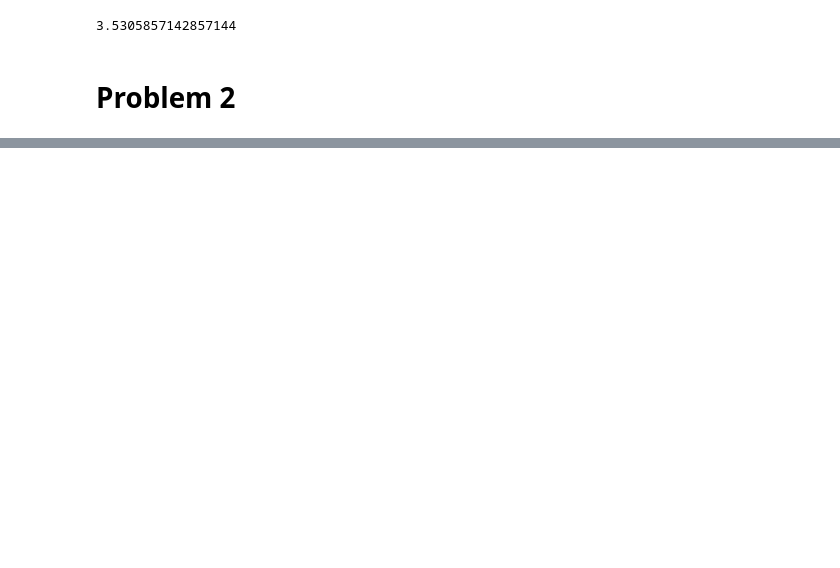
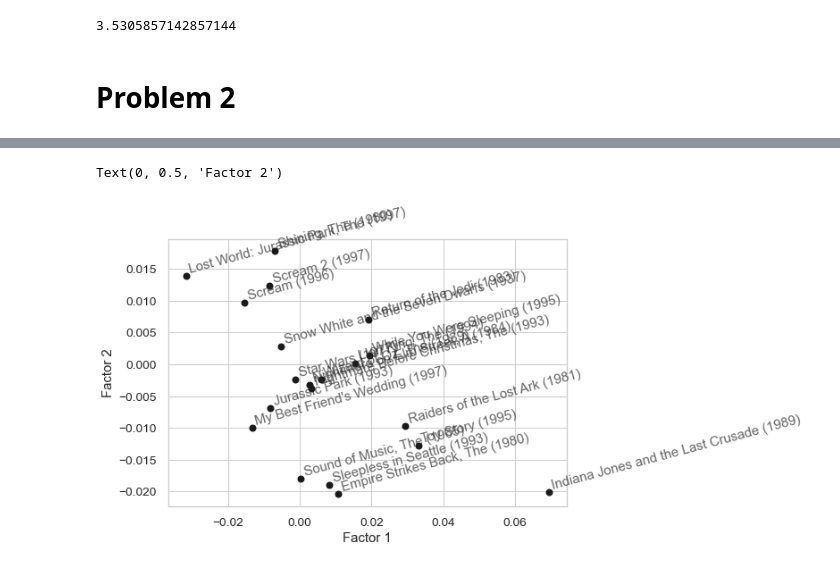
Before and after one commit to kamibrumi/comp135-intro-to-ml, a Jupyter notebook: Proj_C-main/ProjectC.ipynb, the cells around one changed output, grey strips where cells are left out. Drawn from its saved outputs; the diff is of its cells as text; code cells hidden in the pictures; blank space fills up the shorter version.

```diff
--- a/Proj_C-main/ProjectC.ipynb
+++ b/Proj_C-main/ProjectC.ipynb
@@ -165,0 +1298,8 @@ epoch       0.004 | loss_total     0.14630 | train_MAE     3.50879 | valid_MAE
+# %%
+#For problem 3d use
+
+SEED = 100
+M3_50f_a2 = CollabFilterOneVectorPerItem(step_size=0.9, n_epochs=230, batch_size=1000, random_state=SEED, n_factors=2)
+# %%
+M3_50f_a2.init_parameter_dict(n_users=n_users, n_items=n_items, train_tuple=train_tuple)
+M3_50f_a2.fit(train_data_tuple=train_tuple, valid_data_tuple=valid_tuple)
@@ -165,0 +1330,3 @@ epoch       0.004 | loss_total     0.14630 | train_MAE     3.50879 | valid_MAE
+# %%
+select_movies_df = pd.read_csv('data_movie_lens_100k/select_movies.csv')
+select_movies_df
@@ -165,0 +1351,18 @@ epoch       0.004 | loss_total     0.14630 | train_MAE     3.50879 | valid_MAE
+# %%
+# item_ids = train_tuple[1]
+item_ids = select_movies_df['item_id'].to_numpy()
+
+B = 0.0005
+
+for sid, itemid in enumerate(select_movies_df['item_id'].values):
+    title = select_movies_df['title'].values[sid]
+    row_id = np.flatnonzero(item_ids == itemid)[0]
+    movie_vec_2 = M3_50f_a2.param_dict['V'][row_id,:]
+    plt.plot(movie_vec_2[0], movie_vec_2[1], 'k.', mew=5)
+    plt.text(movie_vec_2[0] + B, movie_vec_2[1] + B, title, rotation=15, alpha=0.7)
+
+plt.xlabel('Factor 1')
+plt.ylabel('Factor 2')
+# %% [output]
+Text(0, 0.5, 'Factor 2')
+[figure, added]
```
Also changed, not shown: parts of 107 cells of this notebook, 3 other files.
